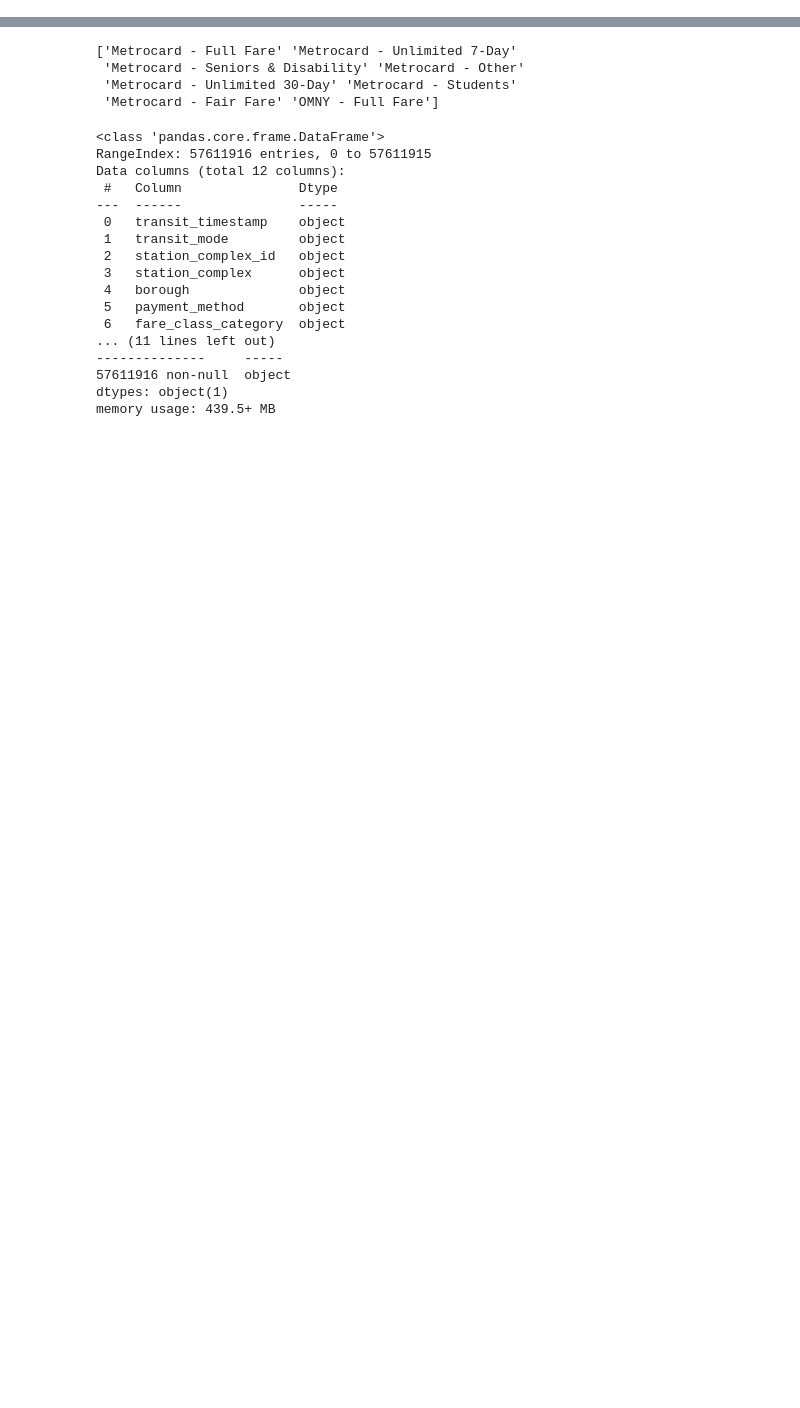
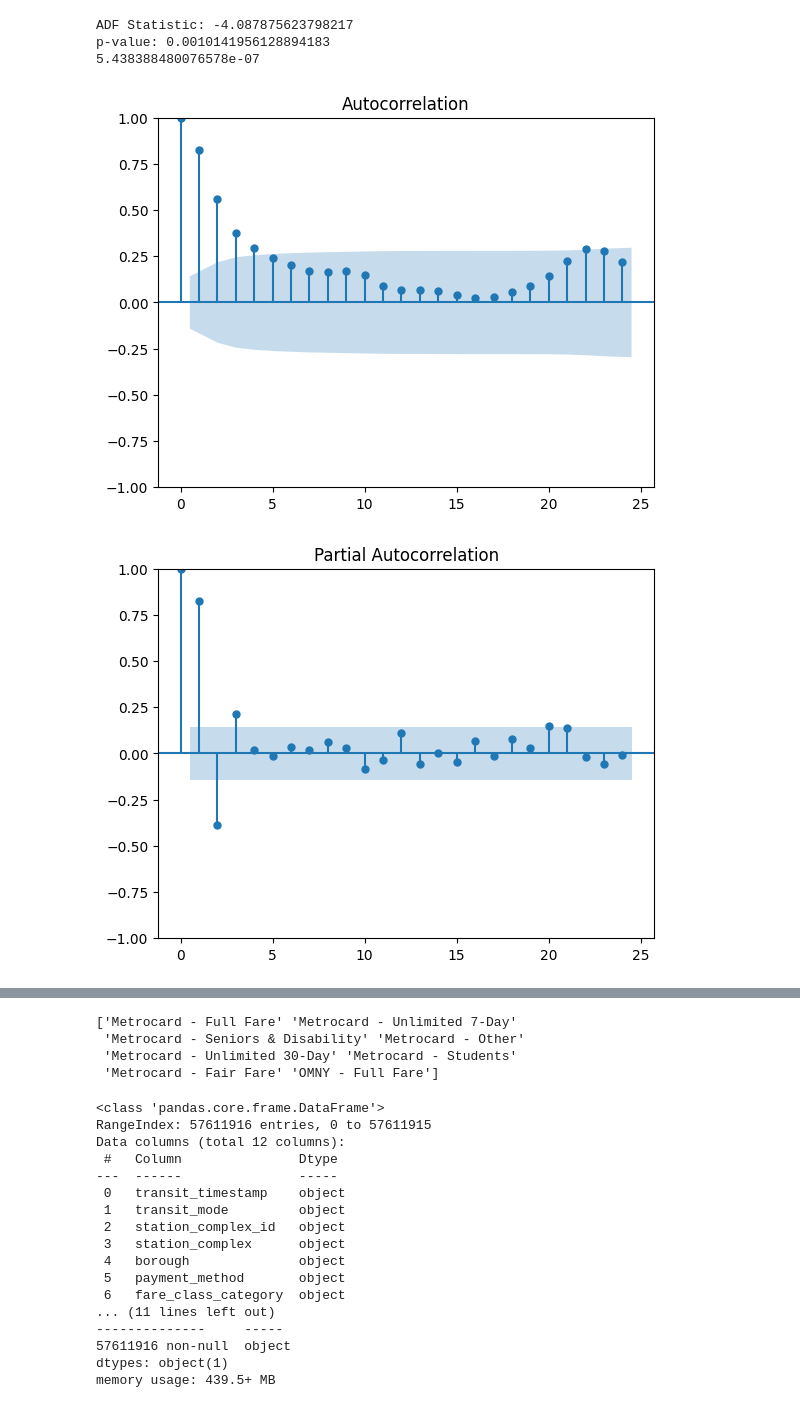
Before and after one commit to GermanButtiero/mobility, a Jupyter notebook: src/Metro_stations.ipynb, the cells around one changed output, grey strips where cells are left out. Drawn from its saved outputs; the diff is of its cells as text; code cells hidden in the pictures; blank space fills up the shorter version.

```diff
--- a/src/Metro_stations.ipynb
+++ b/src/Metro_stations.ipynb
@@ -0,0 +103,6 @@
+# %%
+#create datetime obkect from pickuo hour and day
+df['date'] = pd.to_datetime(df['pickup_day'].astype(str) + ' ' + df['pickup_hour'].astype(str) + ':00:00', format='%Y-%m-%d %H:%M:%S')
+df = df.sort_values('date')
+df_test = df[:192]
+df_test.head()
@@ -0,0 +116,25 @@
+# %%
+
+from statsmodels.tsa.stattools import adfuller
+
+adf_result = adfuller(df_test['count'])
+print(f"ADF Statistic: {adf_result[0]}")
+print(f"p-value: {adf_result[1]}")
+
+y_diff = df_test['count'].diff(1).dropna()
+from statsmodels.tsa.stattools import adfuller
+adf_result_diff = adfuller(y_diff)
+print(adf_result_diff[1])  # new p-value
+
+from statsmodels.graphics.tsaplots import plot_acf, plot_pacf
+
+y_season_diff = df['count'].diff(24).dropna()
+plot_acf(df_test["count"], lags=24)
+plot_pacf(df_test["count"], lags=24)
+plt.show()
+# %% [output]
+ADF Statistic: -4.087875623798217
+p-value: 0.0010141956128894183
+5.438388480076578e-07
+[figure, added]
+[figure, added]
```
Also changed, not shown: parts of 15 cells of this notebook.
